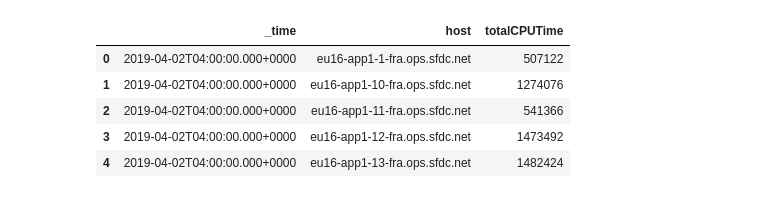
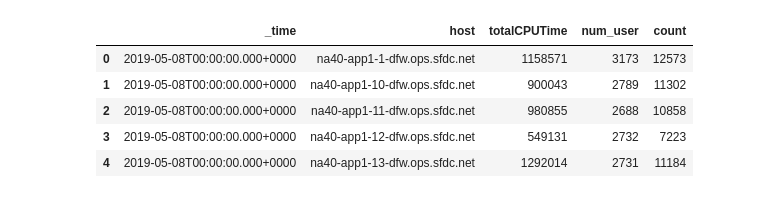
Before and after one commit to taoyizhang32/Multivariate-prediction-model, a Jupyter notebook: Calculate CPU Coverage.ipynb, the cells around one changed output. Saved outputs shown, nothing was run; the diff lists cells and outputs as text; code cells hidden in the pictures.

```diff
--- a/Calculate CPU Coverage.ipynb
+++ b/Calculate CPU Coverage.ipynb
@@ -6,14 +15,15 @@ pod_name = 'EU16'
 total_time = 10 * 60  # seconds
 # %%
-cpu_time = pd.read_csv('bajaj_4_2.csv')
+cpu_time = pd.read_csv('training_na40_5_8.csv')
+#cpu_time = pd.read_csv('bajaj_4_2.csv')
 cpu_time.head()
 # %% [output]
-|  | _time | host | totalCPUTime |
-| 0 | 2019-04-02T04:00:00.000+0000 | eu16-app1-1-fra.ops.sfdc.net | 507122 |
-| 1 | 2019-04-02T04:00:00.000+0000 | eu16-app1-10-fra.ops.sfdc.net | 1274076 |
-| 2 | 2019-04-02T04:00:00.000+0000 | eu16-app1-11-fra.ops.sfdc.net | 541366 |
-| 3 | 2019-04-02T04:00:00.000+0000 | eu16-app1-12-fra.ops.sfdc.net | 1473492 |
-| 4 | 2019-04-02T04:00:00.000+0000 | eu16-app1-13-fra.ops.sfdc.net | 1482424 |
+|  | _time | host | totalCPUTime | num_user | count |
+| 0 | 2019-05-08T00:00:00.000+0000 | na40-app1-1-dfw.ops.sfdc.net | 1158571 | 3173 | 12573 |
+| 1 | 2019-05-08T00:00:00.000+0000 | na40-app1-10-dfw.ops.sfdc.net | 900043 | 2789 | 11302 |
+| 2 | 2019-05-08T00:00:00.000+0000 | na40-app1-11-dfw.ops.sfdc.net | 980855 | 2688 | 10858 |
+| 3 | 2019-05-08T00:00:00.000+0000 | na40-app1-12-dfw.ops.sfdc.net | 549131 | 2732 | 7223 |
+| 4 | 2019-05-08T00:00:00.000+0000 | na40-app1-13-dfw.ops.sfdc.net | 1292014 | 2731 | 11184 |
 # %%
 hardware = pd.read_csv('hardwarereport.csv')
 hardware = hardware[hardware['Pod'] == pod_name]
```
Also changed, not shown: parts of 28 cells of this notebook, 4 other files.
